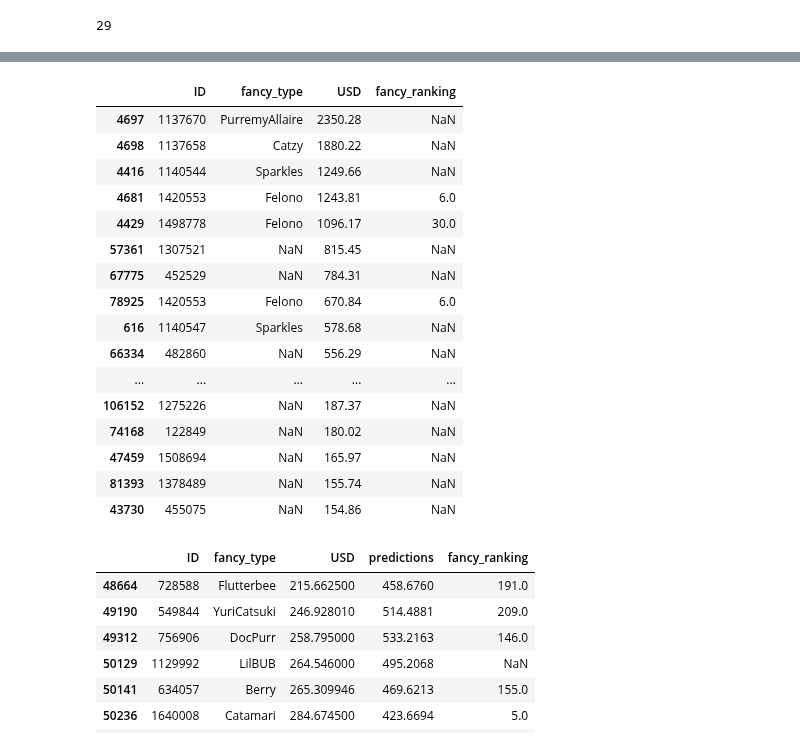
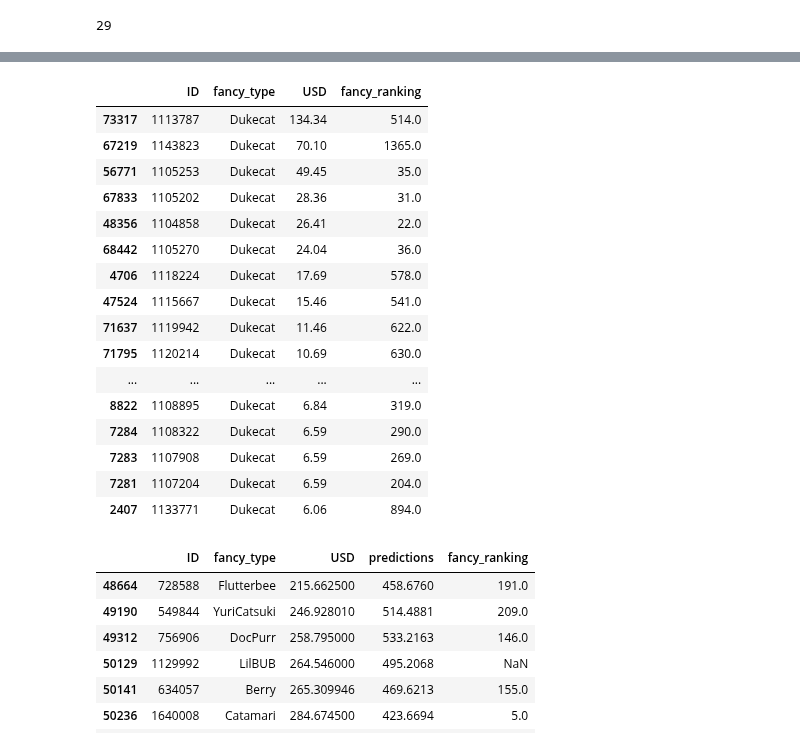
Before and after one commit to DylanBedetti/Trading-Cryptokitties, a Jupyter notebook: Email/Analyse Predictions.ipynb, the cells around one changed output, grey strips where cells are left out. Saved outputs shown, nothing was run; the diff lists cells and outputs as text; code cells hidden in the pictures.

```diff
--- a/Email/Analyse Predictions.ipynb
+++ b/Email/Analyse Predictions.ipynb
@@ -71,25 +71,25 @@ d['ID'][d["USD"] > 2000]
 66749         86
 Name: ID, dtype: int64
 # %%
-d[['ID','fancy_type','USD', 'fancy_ranking']][d["generation"] == 1].sort_values('USD', ascending=False)[:30]
+d[['ID','fancy_type','USD', 'fancy_ranking']][(d["fancy_type"] == "Dukecat")].sort_values('USD', ascending=False)[:30]
 # %% [output]
 |  | ID | fancy_type | USD | fancy_ranking |
-| 4697 | 1137670 | PurremyAllaire | 2350.28 | NaN |
-| 4698 | 1137658 | Catzy | 1880.22 | NaN |
-| 4416 | 1140544 | Sparkles | 1249.66 | NaN |
-| 4681 | 1420553 | Felono | 1243.81 | 6.0 |
-| 4429 | 1498778 | Felono | 1096.17 | 30.0 |
-| 57361 | 1307521 | NaN | 815.45 | NaN |
-| 67775 | 452529 | NaN | 784.31 | NaN |
-| 78925 | 1420553 | Felono | 670.84 | 6.0 |
-| 616 | 1140547 | Sparkles | 578.68 | NaN |
-| 66334 | 482860 | NaN | 556.29 | NaN |
+| 73317 | 1113787 | Dukecat | 134.34 | 514.0 |
+| 67219 | 1143823 | Dukecat | 70.10 | 1365.0 |
+| 56771 | 1105253 | Dukecat | 49.45 | 35.0 |
+| 67833 | 1105202 | Dukecat | 28.36 | 31.0 |
+| 48356 | 1104858 | Dukecat | 26.41 | 22.0 |
+| 68442 | 1105270 | Dukecat | 24.04 | 36.0 |
+| 4706 | 1118224 | Dukecat | 17.69 | 578.0 |
+| 47524 | 1115667 | Dukecat | 15.46 | 541.0 |
+| 71637 | 1119942 | Dukecat | 11.46 | 622.0 |
+| 71795 | 1120214 | Dukecat | 10.69 | 630.0 |
 | ... | ... | ... | ... | ... |
-| 106152 | 1275226 | NaN | 187.37 | NaN |
-| 74168 | 122849 | NaN | 180.02 | NaN |
-| 47459 | 1508694 | NaN | 165.97 | NaN |
-| 81393 | 1378489 | NaN | 155.74 | NaN |
-| 43730 | 455075 | NaN | 154.86 | NaN |
+| 8822 | 1108895 | Dukecat | 6.84 | 319.0 |
+| 7284 | 1108322 | Dukecat | 6.59 | 290.0 |
+| 7283 | 1107908 | Dukecat | 6.59 | 269.0 |
+| 7281 | 1107204 | Dukecat | 6.59 | 204.0 |
+| 2407 | 1133771 | Dukecat | 6.06 | 894.0 |
 # %%
 data[['ID','fancy_type', 'USD', 'predictions', 'fancy_ranking']][data["predictions"] > 400]
 # %% [output]
```
Also changed, not shown: parts of 1 cell of this notebook, 6 other files.
